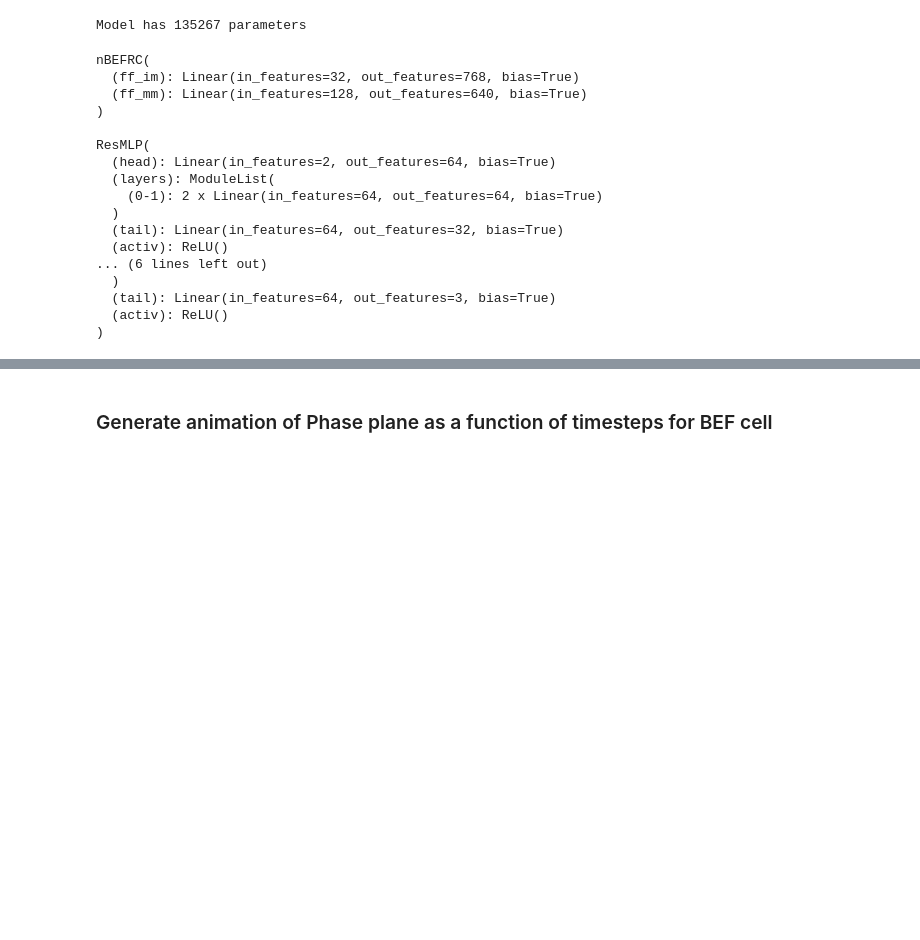
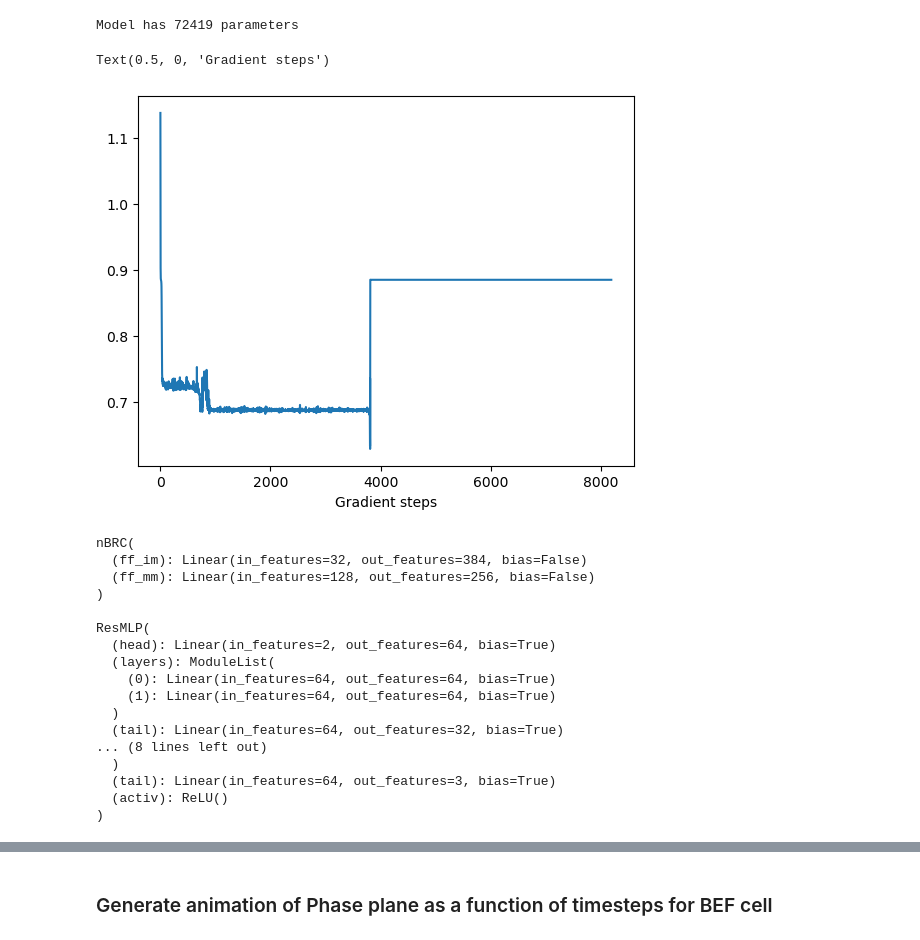
Before and after one commit to gerome-andry/BIO_inspired_RNN, a Jupyter notebook: test.ipynb, the cells around one changed output, grey strips where cells are left out. Cells and saved outputs as stored; diff of their text form; code cells hidden in the pictures; blank space fills up the shorter version.

```diff
--- a/test.ipynb
+++ b/test.ipynb
@@ -11,7 +11,7 @@ in_emb = memory_size//4
 mem_lay = 1
 inputs_dim = 2
 decisions = 3
-typeCell = 'BEF'
+typeCell = 'BRC'
 
 sensor = ResMLP(inputs_dim, in_emb, [64,64,64])
 actor = ResMLP(memory_size, decisions, [64,64,64])
@@ -21,27 +21,33 @@ model = SenseMemAct(sensor, actor, in_sz=in_emb, mem_sz=memory_size,
 # %%
 # load model
 modelfname = f'./results_train/checkpoint_{typeCell}.pth'
+lossfname = f'./results_train/loss_{typeCell}.pt'
 state = torch.load(modelfname, map_location=torch.device('cpu'))
+loss = torch.load(lossfname, map_location=torch.device('cpu'))
 model.load_state_dict(state)
 print('Model has',torch.sum(torch.tensor([p.numel() for p in model.parameters()])).item(), 'parameters')
+plt.plot(loss)
+plt.xlabel('Gradient steps')
 # %% [output]
-Model has 135267 parameters
+Model has 72419 parameters
+Text(0.5, 0, 'Gradient steps')
+[figure, added]
 # %%
 print(model.mem, model.sense, model.act, sep = '\n\n')
 # %% [output]
-nBEFRC(
-  (ff_im): Linear(in_features=32, out_features=768, bias=True)
-  (ff_mm): Linear(in_features=128, out_features=640, bias=True)
+nBRC(
+  (ff_im): Linear(in_features=32, out_features=384, bias=False)
+  (ff_mm): Linear(in_features=128, out_features=256, bias=False)
 )
 
 ResMLP(
   (head): Linear(in_features=2, out_features=64, bias=True)
   (layers): ModuleList(
-    (0-1): 2 x Linear(in_features=64, out_features=64, bias=True)
+    (0): Linear(in_features=64, out_features=64, bias=True)
+    (1): Linear(in_features=64, out_features=64, bias=True)
   )
   (tail): Linear(in_features=64, out_features=32, bias=True)
-  (activ): ReLU()
-... (6 lines left out)
+... (8 lines left out)
   )
   (tail): Linear(in_features=64, out_features=3, bias=True)
   (activ): ReLU()
```
Also changed, not shown: parts of 4 cells of this notebook, 1 other file.
